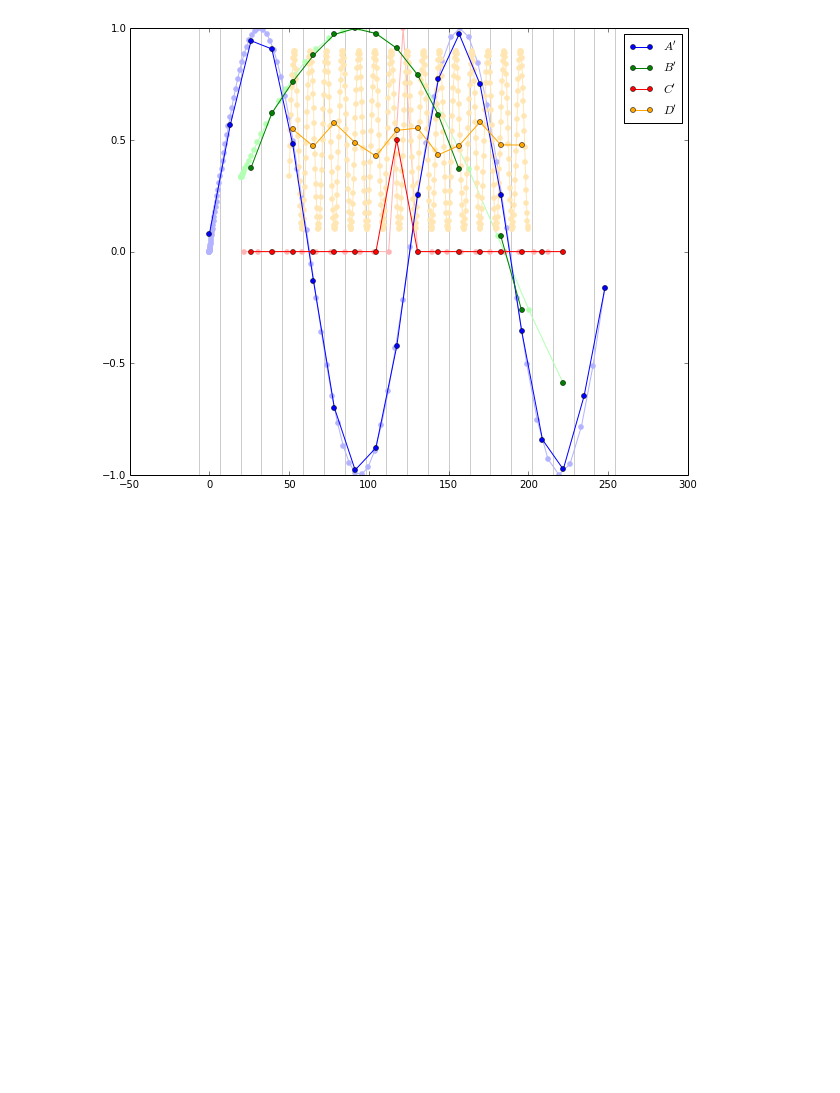
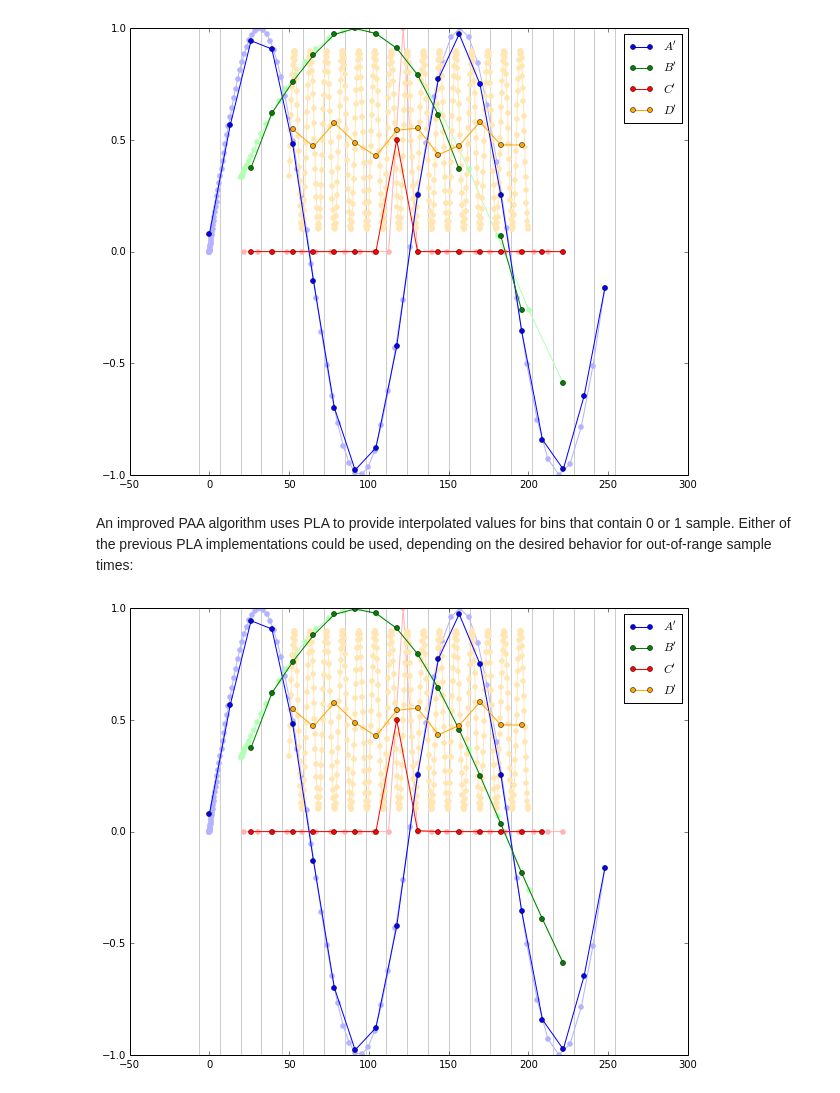
Before and after one commit to sandialabs/slycat, a Jupyter notebook: design/Rebinning.ipynb, the cells around one changed output. Saved outputs shown, nothing was run; the diff lists cells and outputs as text; code cells hidden in the pictures; blank space fills up the shorter version.

```diff
--- a/design/Rebinning.ipynb
+++ b/design/Rebinning.ipynb
@@ -112,3 +112,33 @@ pyplot.legend(loc="best")
 pyplot.gcf().set_size_inches(10, 8)
 # %% [output]
 [figure]
+# %% [markdown]
+An improved PAA algorithm uses PLA to provide interpolated values for bins that contain 0 or 1 sample.  Either of the previous PLA implementations could be used, depending on the desired behavior for out-of-range sample times:
+# %%
+def improved_paa(times, values, bin_times, bin_edges):
+    #pla = numpy.interp(bin_times, times, values)
+    pla = scipy.interpolate.griddata(times, values, bin_times)
+    bin_indices = numpy.digitize(times, bin_edges) - 1
+    bin_counts = numpy.bincount(bin_indices, minlength=len(bin_edges)-1)
+    bin_sums = numpy.bincount(bin_indices, values, minlength=len(bin_edges)-1)
+    lonely_bins = (bin_counts < 2)
+    bin_counts[lonely_bins] = 1
+    bin_sums[lonely_bins] = pla[lonely_bins]
+    bin_values = bin_sums / bin_counts
+    return bin_values
+
+pyplot.vlines(bin_edges, -1, 1, color=light_bin)
+pyplot.plot(a_times, a_values, "-o", color=light_a, markeredgecolor=light_a)
+pyplot.plot(b_times, b_values, "-o", color=light_b, markeredgecolor=light_b)
+pyplot.plot(c_times, c_values, "-o", color=light_c, markeredgecolor=light_c)
+pyplot.plot(d_times, d_values, "-o", color=light_d, markeredgecolor=light_d)
+
+pyplot.plot(bin_times, improved_paa(a_times, a_values, bin_times, bin_edges), "-o", color=dark_a, label="$A'$")
+pyplot.plot(bin_times, improved_paa(b_times, b_values, bin_times, bin_edges), "-o", color=dark_b, label="$B'$")
+pyplot.plot(bin_times, improved_paa(c_times, c_values, bin_times, bin_edges), "-o", color=dark_c, label="$C'$")
+pyplot.plot(bin_times, improved_paa(d_times, d_values, bin_times, bin_edges), "-o", color=dark_d, label="$D'$")
+
+pyplot.legend(loc="best")
+pyplot.gcf().set_size_inches(10, 8)
+# %% [output]
+[figure, added]
```
Also changed, not shown: parts of 2 cells of this notebook.
